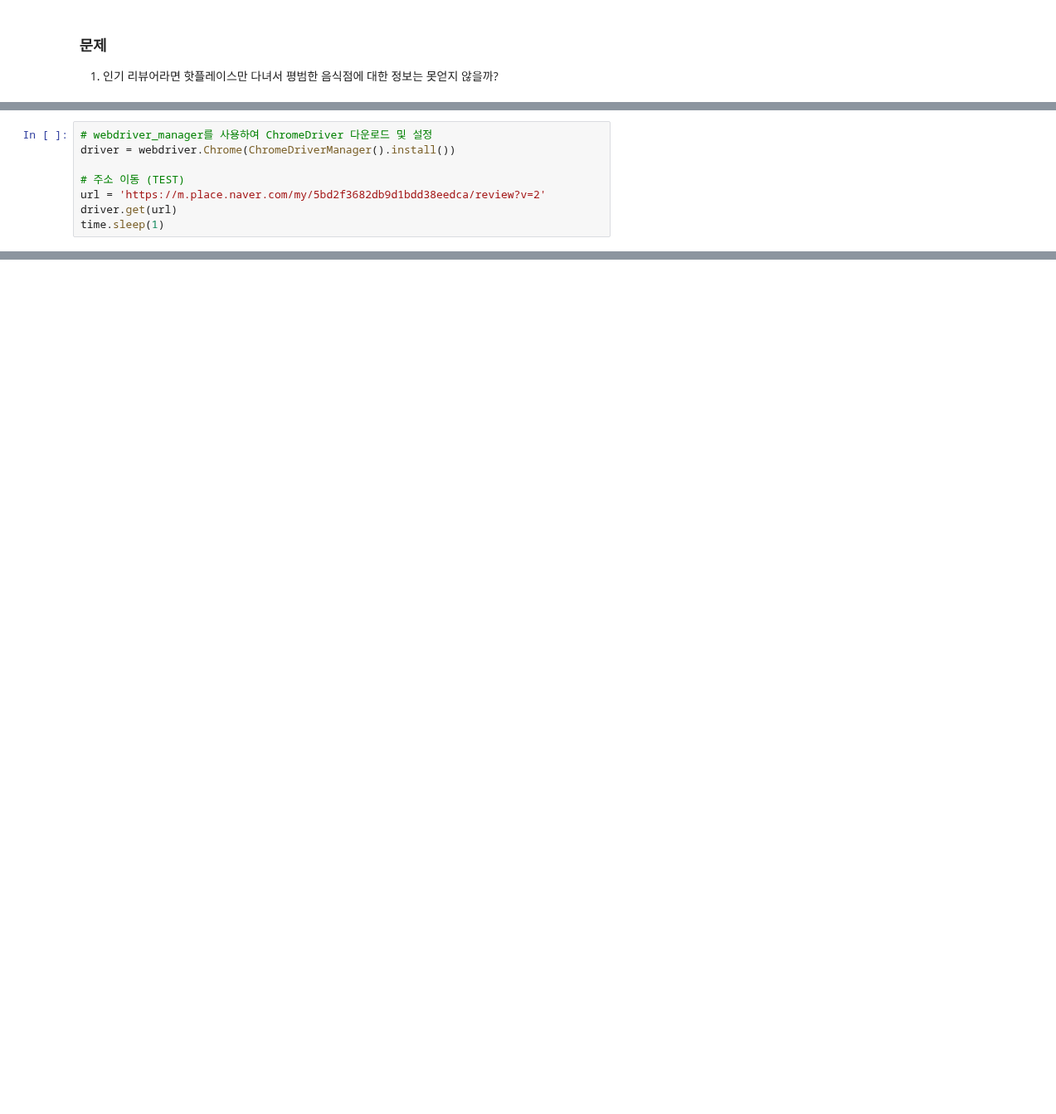
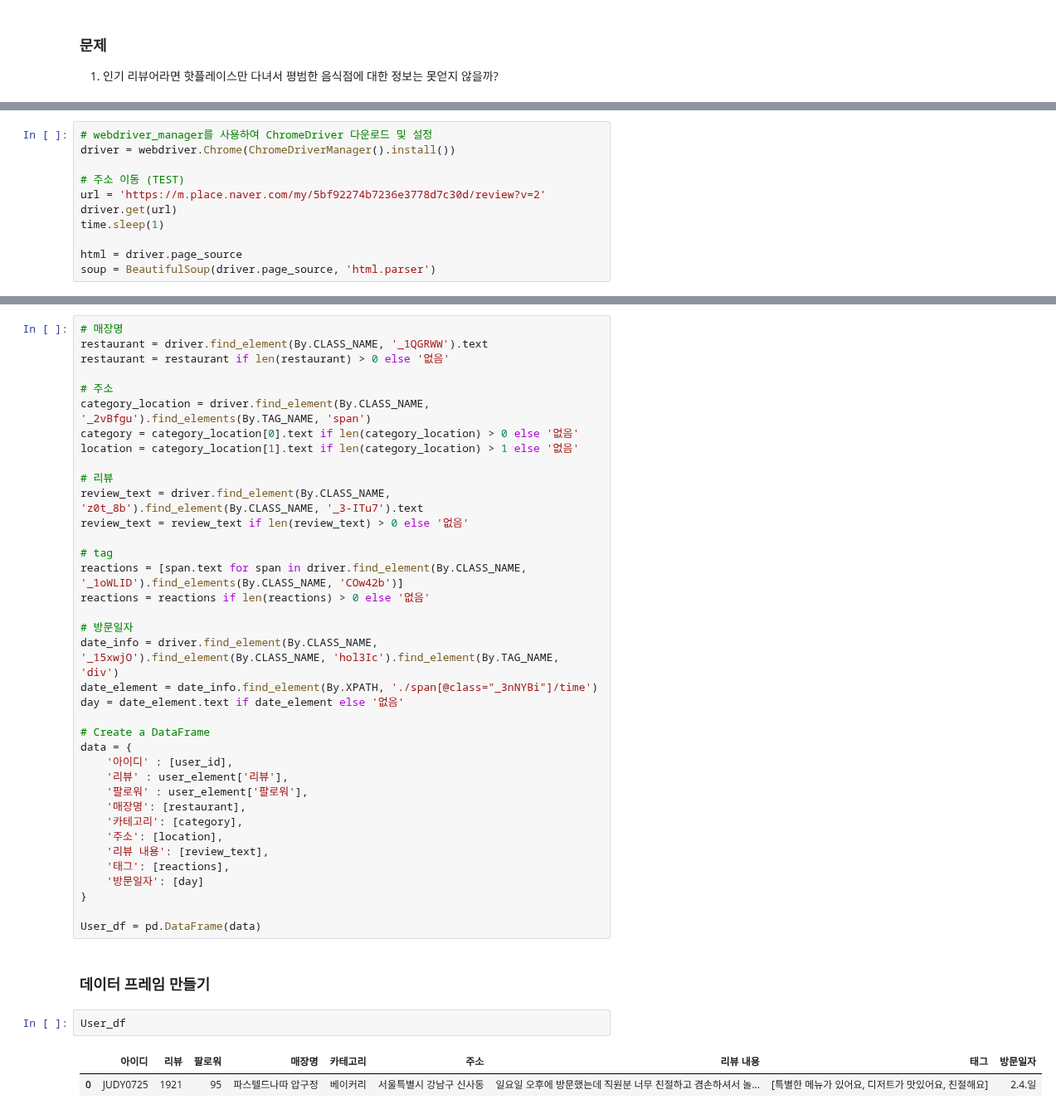
Before and after one commit to Lunch-Lab/data, a Jupyter notebook: naver_user_scraping.ipynb, the cells around one changed output, grey strips where cells are left out. Shown at 83% size. Cells and saved outputs as stored; diff of their text form; blank space fills up the shorter version.

Commit message:
User scraping 수정

```diff
--- a/naver_user_scraping.ipynb
+++ b/naver_user_scraping.ipynb
@@ -45,6 +45,9 @@ https://m.place.naver.com/my/review/65bda752011aacbd86f5ef9e?v=2
 driver = webdriver.Chrome(ChromeDriverManager().install())
 
 # 주소 이동 (TEST)
-url = 'https://m.place.naver.com/my/5bd2f3682db9d1bdd38eedca/review?v=2'
+url = 'https://m.place.naver.com/my/5bf92274b7236e3778d7c30d/review?v=2'
 driver.get(url)
 time.sleep(1)
+
+html = driver.page_source
+soup = BeautifulSoup(driver.page_source, 'html.parser')
@@ -143,0 +130,44 @@ NoSuchElementException: Message: no such element: Unable to locate element: {"me
+# %%
+# 매장명
+restaurant = driver.find_element(By.CLASS_NAME, '_1QGRWW').text
+restaurant = restaurant if len(restaurant) > 0 else '없음'
+
+# 주소
+category_location = driver.find_element(By.CLASS_NAME, '_2vBfgu').find_elements(By.TAG_NAME, 'span')
+category = category_location[0].text if len(category_location) > 0 else '없음'
+location = category_location[1].text if len(category_location) > 1 else '없음'
+
+# 리뷰
+review_text = driver.find_element(By.CLASS_NAME, 'z0t_8b').find_element(By.CLASS_NAME, '_3-ITu7').text
+review_text = review_text if len(review_text) > 0 else '없음'
+
+# tag
+reactions = [span.text for span in driver.find_element(By.CLASS_NAME, '_1oWLID').find_elements(By.CLASS_NAME, 'COw42b')]
+reactions = reactions if len(reactions) > 0 else '없음'
+
+# 방문일자
+date_info = driver.find_element(By.CLASS_NAME, '_15xwjO').find_element(By.CLASS_NAME, 'hol3Ic').find_element(By.TAG_NAME, 'div')
+date_element = date_info.find_element(By.XPATH, './span[@class="_3nNYBi"]/time')
+day = date_element.text if date_element else '없음'
+
+# Create a DataFrame
+data = {
+    '아이디' : [user_id],
+    '리뷰' : user_element['리뷰'],
+    '팔로워' : user_element['팔로워'],
+    '매장명': [restaurant],
+    '카테고리': [category],
+    '주소': [location],
+    '리뷰 내용': [review_text],
+    '태그': [reactions],
+    '방문일자': [day]
+}
+
+User_df = pd.DataFrame(data)
+# %% [markdown]
+### 데이터 프레임 만들기
+# %%
+User_df
+# %% [output]
+|  | 아이디 | 리뷰 | 팔로워 | 매장명 | 카테고리 | 주소 | 리뷰 내용 | 태그 | 방문일자 |
+| 0 | JUDY0725 | 1921 | 95 | 파스텔드나따 압구정 | 베이커리 | 서울특별시 강남구 신사동 | 일요일 오후에 방문했는데 직원분 너무 친절하고 겸손하셔서 놀... | [특별한 메뉴가 있어요, 디저트가 맛있어요, 친절해요] | 2.4.일 |
```
Also changed, not shown: parts of 14 cells of this notebook.
